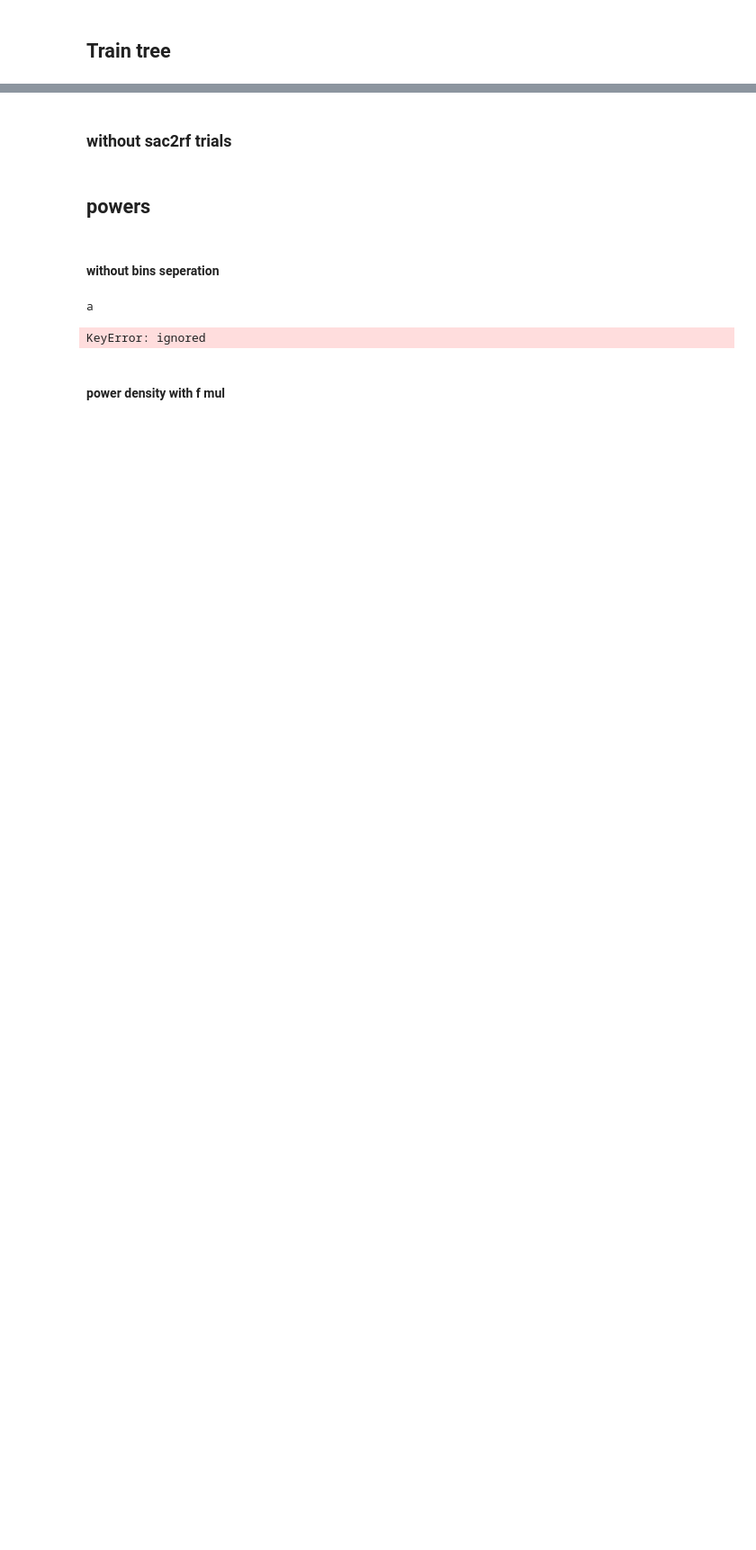
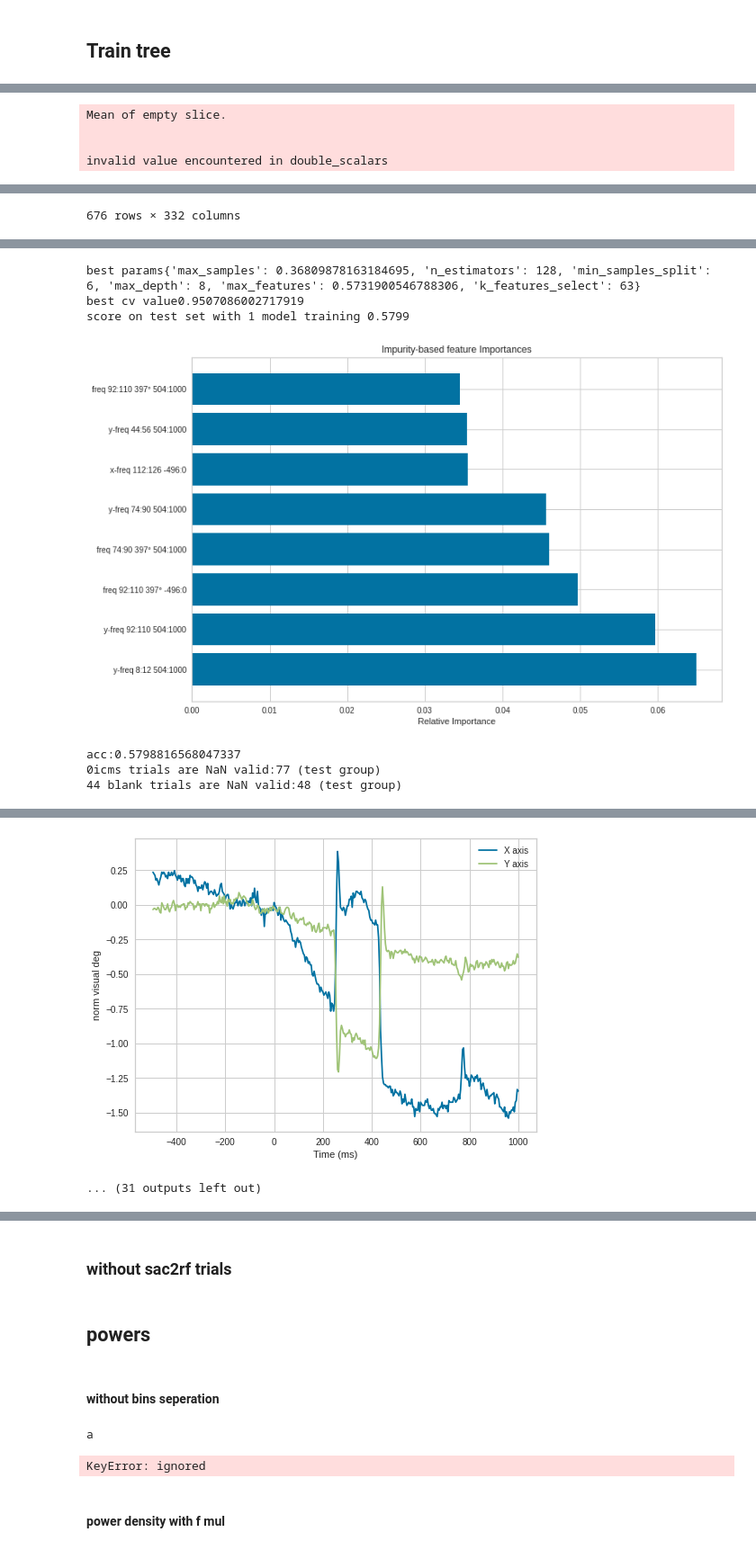
Before and after one commit to noamKayzer/Eye-movements-classification, a Jupyter notebook: ICMS_eye_movement_classification.ipynb, the cells around one changed output, grey strips where cells are left out. Shown at 90% size. Saved outputs shown, nothing was run; the diff lists cells and outputs as text; code cells hidden in the pictures; blank space fills up the shorter version.

```diff
--- a/ICMS_eye_movement_classification.ipynb
+++ b/ICMS_eye_movement_classification.ipynb
@@ -1245,0 +1799,14 @@ features selection reduce the dimensionality from 243 (210 after removing featur
+# %%
+timeout_in_min=33
+forest1 = random_forest(data_class,all_trials='sac2RF')
+forest1.timeout = 60*timeout_in_min
+forest1.optimize()
+
+forest2 = random_forest(data_class,all_trials='no sac2RF')
+forest2.timeout = 60*timeout_in_min
+forest2.optimize()
+
+forest3 = random_forest(data_class)
+forest3.timeout = 60*timeout_in_min
+forest3.optimize()
+# %% [output]
@@ -1245,0 +1816,4 @@ features selection reduce the dimensionality from 243 (210 after removing featur
+Mean of empty slice.
+
+
+invalid value encountered in double_scalars
@@ -1245,0 +1838 @@ features selection reduce the dimensionality from 243 (210 after removing featur
+676 rows × 332 columns
@@ -1245,0 +1857,7 @@ features selection reduce the dimensionality from 243 (210 after removing featur
+best params{'max_samples': 0.36809878163184695, 'n_estimators': 128, 'min_samples_split': 6, 'max_depth': 8, 'max_features': 0.5731900546788306, 'k_features_select': 63}
+best cv value0.9507086002717919
+score on test set with 1 model training 0.5799
+[figure, added]
+acc:0.5798816568047337
+0icms trials are NaN valid:77 (test group)
+44 blank trials are NaN valid:48 (test group)
@@ -1246,3 +1865,5 @@ features selection reduce the dimensionality from 243 (210 after removing featur
+[figure, added]
+... (31 outputs left out)
 # %%
 forest2 = random_forest(data_class,all_trials='no sac2RF')
 forest2.timeout = 60*15
```
Also changed, not shown: parts of 31 cells of this notebook.
